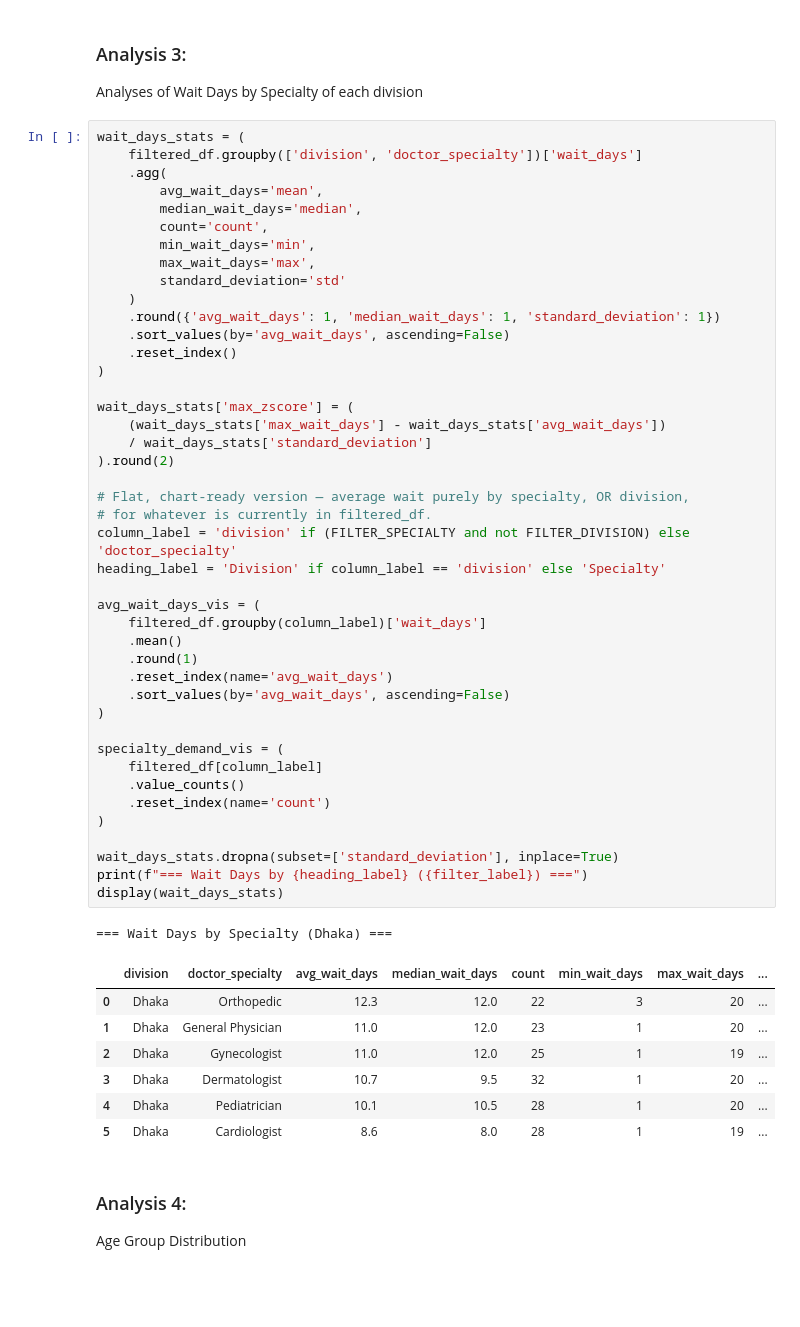
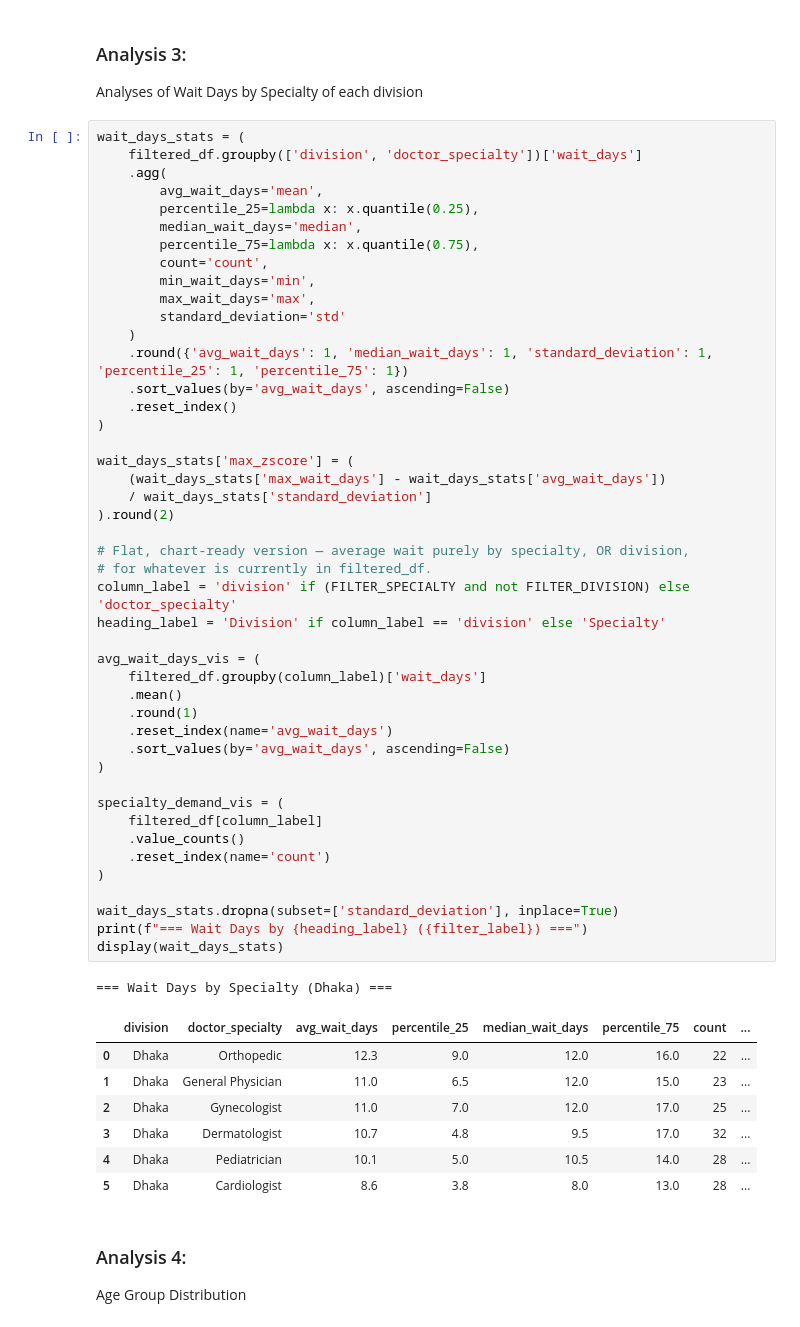
Before and after one commit to NavidulHoque/healthcare_appointment_analysis, a Jupyter notebook: python-analysis/01_analysis.ipynb, the cells around one changed output. Cells and saved outputs as stored; diff of their text form; blank space fills up the shorter version.

```diff
--- a/python-analysis/01_analysis.ipynb
+++ b/python-analysis/01_analysis.ipynb
@@ -204,53 +204,55 @@ wait_days_stats = (
     filtered_df.groupby(['division', 'doctor_specialty'])['wait_days']
     .agg(
         avg_wait_days='mean',
+        percentile_25=lambda x: x.quantile(0.25),
         median_wait_days='median',
+        percentile_75=lambda x: x.quantile(0.75),
         count='count',
         min_wait_days='min',
         max_wait_days='max',
         standard_deviation='std'
     )
-    .round({'avg_wait_days': 1, 'median_wait_days': 1, 'standard_deviation': 1})
+    .round({'avg_wait_days': 1, 'median_wait_days': 1, 'standard_deviation': 1, 'percentile_25': 1, 'percentile_75': 1})
     .sort_values(by='avg_wait_days', ascending=False)
     .reset_index()
 )
 
 wait_days_stats['max_zscore'] = (
     (wait_days_stats['max_wait_days'] - wait_days_stats['avg_wait_days'])
     / wait_days_stats['standard_deviation']
 ).round(2)
 
 # Flat, chart-ready version — average wait purely by specialty, OR division,
 # for whatever is currently in filtered_df.
 column_label = 'division' if (FILTER_SPECIALTY and not FILTER_DIVISION) else 'doctor_specialty'
 heading_label = 'Division' if column_label == 'division' else 'Specialty'
 
 avg_wait_days_vis = (
     filtered_df.groupby(column_label)['wait_days']
     .mean()
     .round(1)
     .reset_index(name='avg_wait_days')
     .sort_values(by='avg_wait_days', ascending=False)
 )
 
 specialty_demand_vis = (
     filtered_df[column_label]
     .value_counts()
     .reset_index(name='count')
 )
 
 wait_days_stats.dropna(subset=['standard_deviation'], inplace=True)
 print(f"=== Wait Days by {heading_label} ({filter_label}) ===")
 display(wait_days_stats)
 # %% [output]
 === Wait Days by Specialty (Dhaka) ===
-|  | division | doctor_specialty | avg_wait_days | median_wait_days | count | min_wait_days | max_wait_days | ... |
-| 0 | Dhaka | Orthopedic | 12.3 | 12.0 | 22 | 3 | 20 | ... |
-| 1 | Dhaka | General Physician | 11.0 | 12.0 | 23 | 1 | 20 | ... |
-| 2 | Dhaka | Gynecologist | 11.0 | 12.0 | 25 | 1 | 19 | ... |
-| 3 | Dhaka | Dermatologist | 10.7 | 9.5 | 32 | 1 | 20 | ... |
-| 4 | Dhaka | Pediatrician | 10.1 | 10.5 | 28 | 1 | 20 | ... |
-| 5 | Dhaka | Cardiologist | 8.6 | 8.0 | 28 | 1 | 19 | ... |
+|  | division | doctor_specialty | avg_wait_days | percentile_25 | median_wait_days | percentile_75 | count | ... |
+| 0 | Dhaka | Orthopedic | 12.3 | 9.0 | 12.0 | 16.0 | 22 | ... |
+| 1 | Dhaka | General Physician | 11.0 | 6.5 | 12.0 | 15.0 | 23 | ... |
+| 2 | Dhaka | Gynecologist | 11.0 | 7.0 | 12.0 | 17.0 | 25 | ... |
+| 3 | Dhaka | Dermatologist | 10.7 | 4.8 | 9.5 | 17.0 | 32 | ... |
+| 4 | Dhaka | Pediatrician | 10.1 | 5.0 | 10.5 | 14.0 | 28 | ... |
+| 5 | Dhaka | Cardiologist | 8.6 | 3.8 | 8.0 | 13.0 | 28 | ... |
 # %% [markdown]
 ### Analysis 4:
 Age Group Distribution
```
Also changed, not shown: parts of 1 cell of this notebook.
